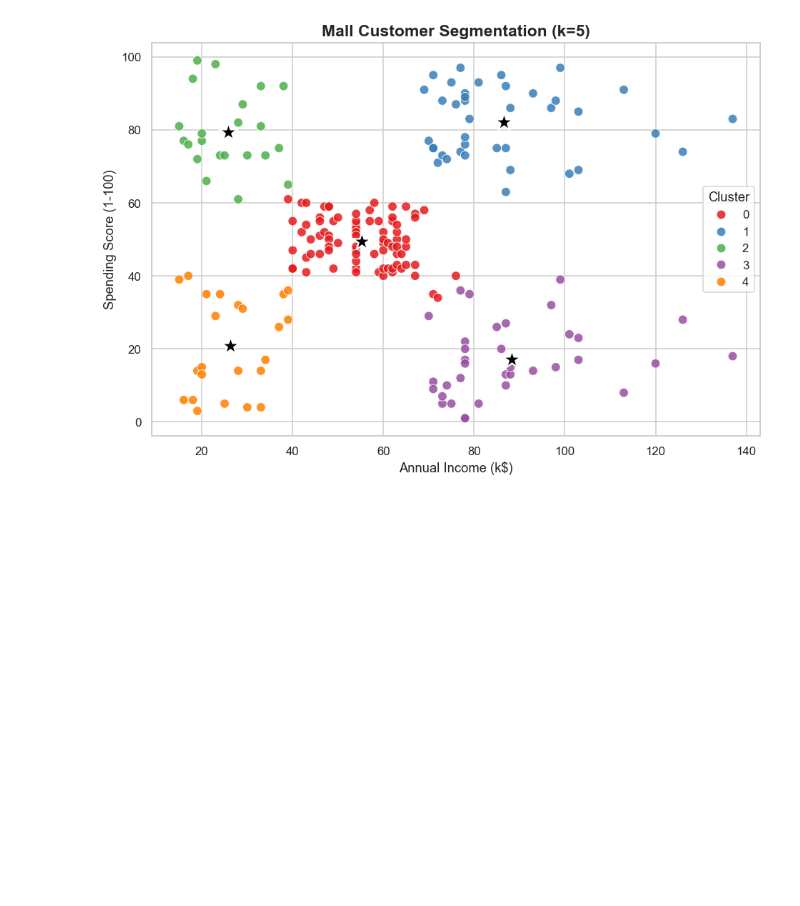
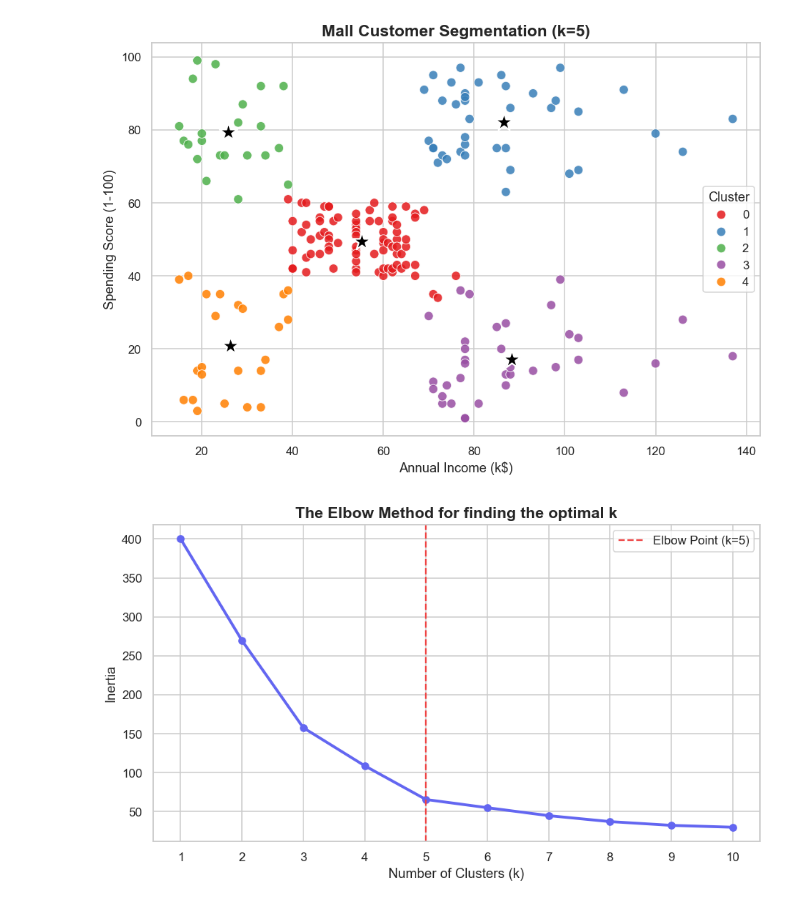
Before and after one commit to Pratham1845/Aiml-training, a Jupyter notebook: day19_clustering.ipynb, the cells around one changed output. Drawn from its saved outputs; the diff is of its cells as text; code cells hidden in the pictures; blank space fills up the shorter version.

```diff
--- a/day19_clustering.ipynb
+++ b/day19_clustering.ipynb
@@ -83,3 +83,28 @@ plt.title("Mall Customer Segmentation (k=5)",fontdict={'size':15,'weight':'bold'
 # %% [output]
 Text(0.5, 1.0, 'Mall Customer Segmentation (k=5)')
 [figure]
+# %%
+#Elbow method to find k value
+inertias=[]
+k_values=range(1,11)
+
+#Run K-Means for each k from 1 to 10
+for k in  k_values:
+    km=KMeans(n_clusters=k,init='k-means++',n_init=10,random_state=42)
+    km.fit(x_scaled)
+    #km.inertia_ gives us the within cluster sum of squares
+    inertias.append(km.inertia_)
+
+#Plot the inertia values
+plt.figure(figsize=(8.5,5))
+plt.plot(k_values,inertias,marker='o',color='#6366f1',linewidth=2.5)
+plt.title('The Elbow Method for finding the optimal k',fontsize=14,fontweight='bold')
+plt.xlabel('Number of Clusters (k)')
+plt.ylabel('Inertia')
+plt.xticks(k_values)
+plt.axvline(5,color='#ef4444',linestyle='--',label='Elbow Point (k=5)')
+plt.legend()
+plt.tight_layout()
+plt.show()
+# %% [output]
+[figure, added]
```
